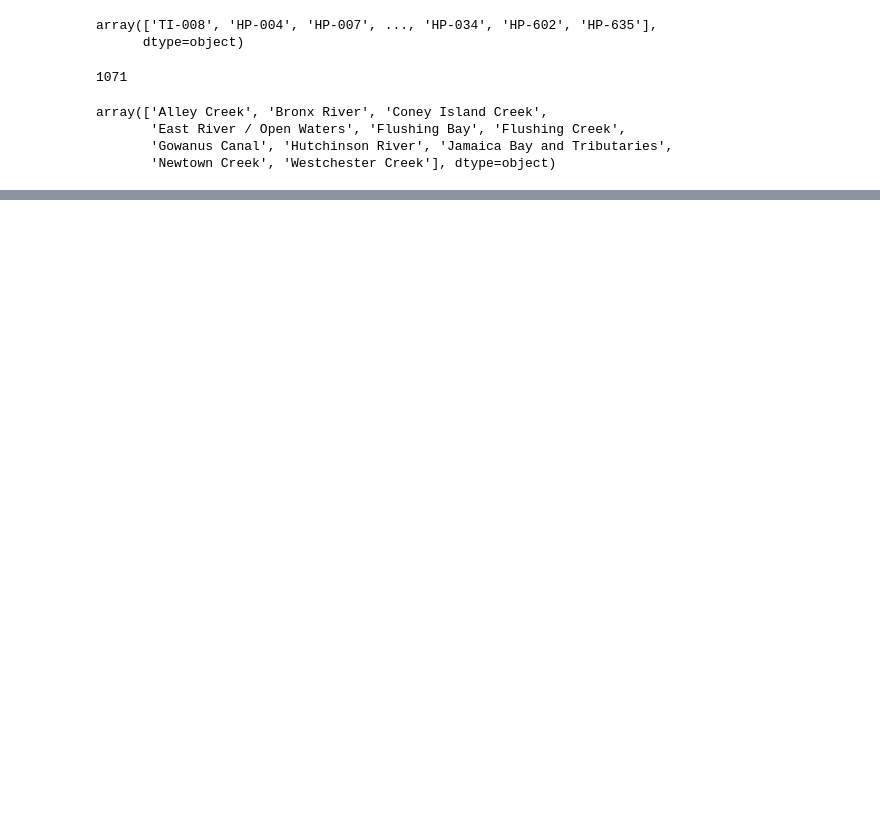
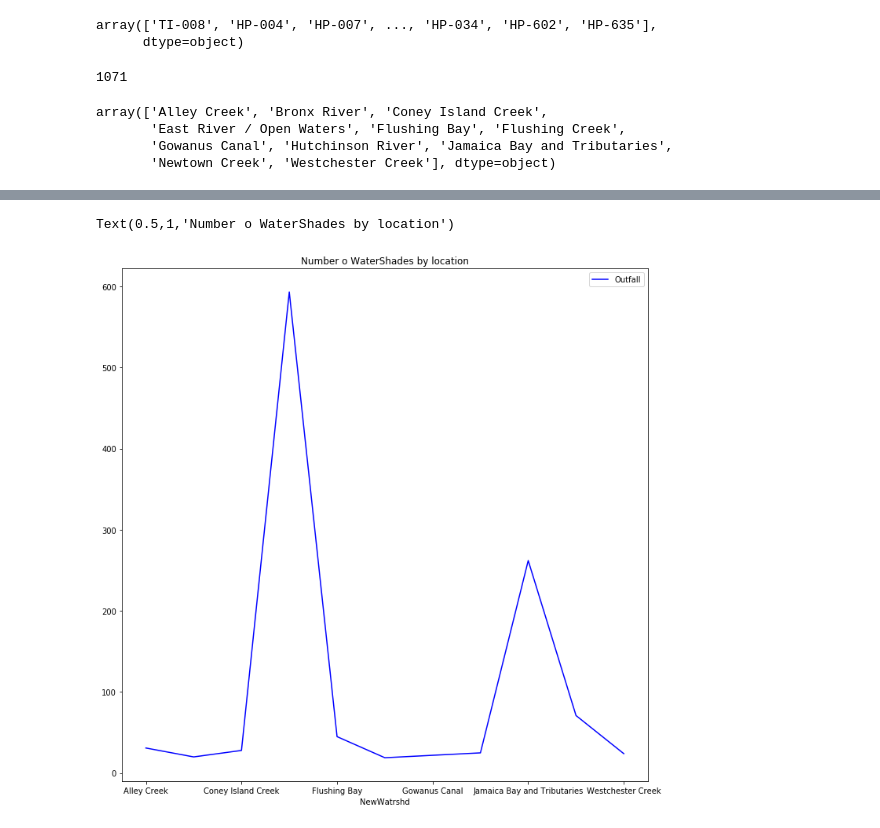
Before and after one commit to fdnthecoder/C4sueFinalProject, a Jupyter notebook: S4sue.ipynb, the cells around one changed output, grey strips where cells are left out. Saved outputs shown, nothing was run; the diff lists cells and outputs as text; code cells hidden in the pictures; blank space fills up the shorter version.

```diff
--- a/S4sue.ipynb
+++ b/S4sue.ipynb
@@ -130,0 +130,3 @@ array(['Alley Creek', 'Bronx River', 'Coney Island Creek',
+# %%
+#Account the number of wateshade for each location
+Sshade_count_type = Sshade.groupby(['NewWatrshd']).count()
@@ -130,0 +165,2 @@ array(['Alley Creek', 'Bronx River', 'Coney Island Creek',
+# %%
+Sshade_count_type = Sshade_count_type["Outfall"]
@@ -130,0 +185,8 @@ array(['Alley Creek', 'Bronx River', 'Coney Island Creek',
+# %%
+#let's plot this data to get a better understanding.
+Sshade_count_type.plot( color='blue',legend=True,figsize=(12, 12), markersize=1)
+
+plt.title('Number o WaterShades by location')
+# %% [output]
+Text(0.5,1,'Number o WaterShades by location')
+[figure, added]
```
Also changed, not shown: parts of 63 cells of this notebook.
